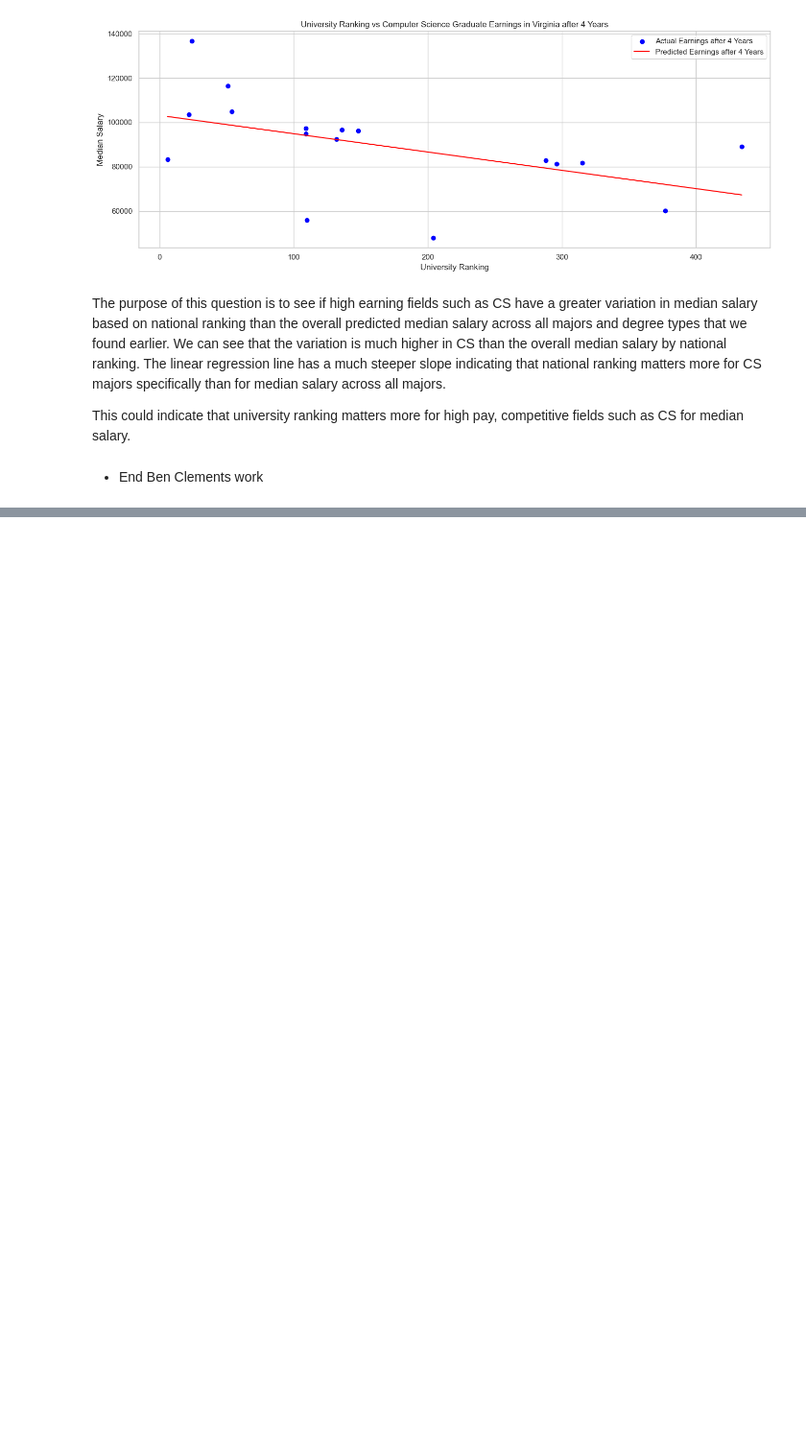
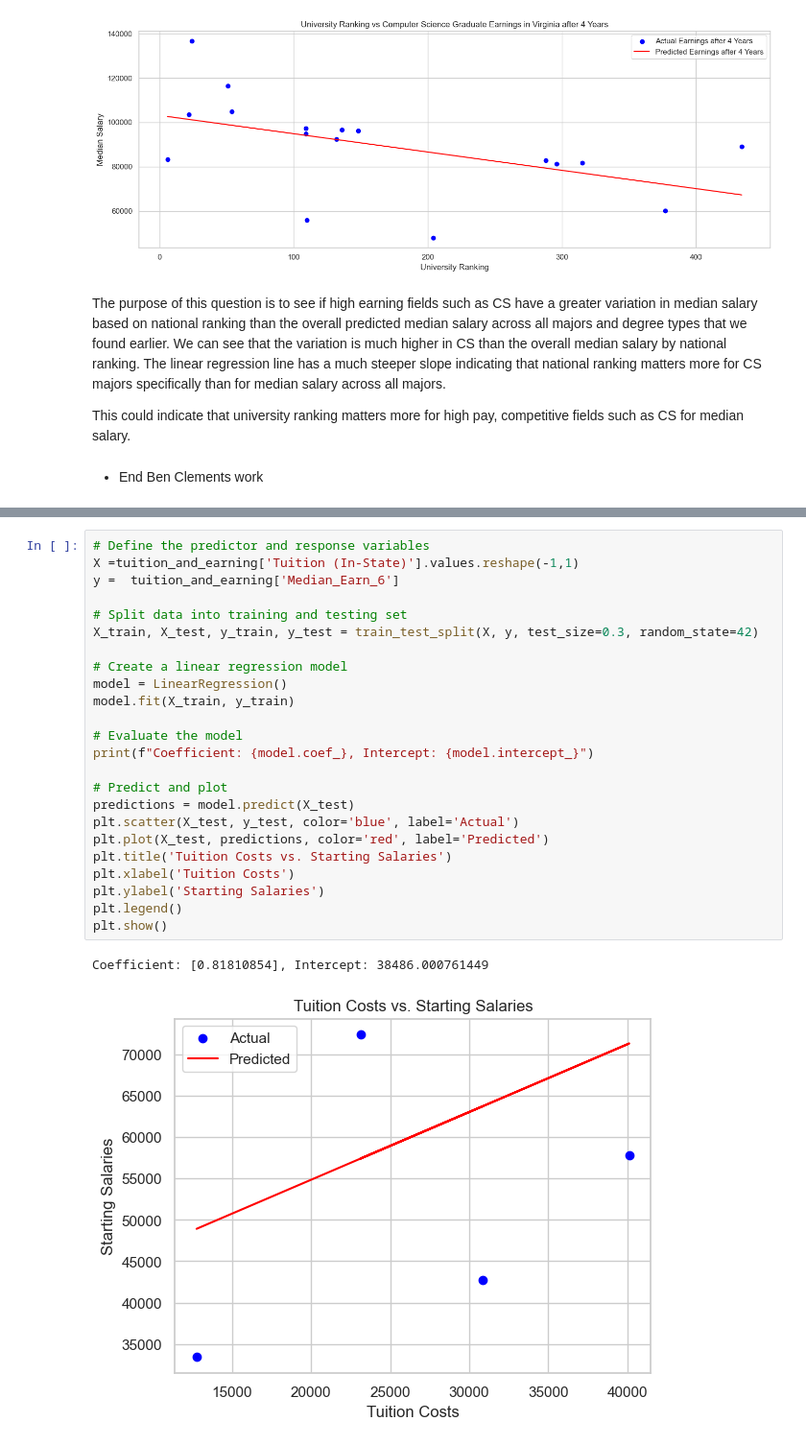
Before and after one commit to estherkdy/CS3654-Project, a Jupyter notebook: Project_latestVersion.ipynb, the cells around one changed output, grey strips where cells are left out. Shown at 96% size. Drawn from its saved outputs; the diff is of its cells as text; blank space fills up the shorter version.

```diff
--- a/Project_latestVersion.ipynb
+++ b/Project_latestVersion.ipynb
@@ -706,0 +743,27 @@ This could indicate that university ranking matters more for high pay, competiti
+# %%
+# Define the predictor and response variables
+X =tuition_and_earning['Tuition (In-State)'].values.reshape(-1,1)
+y =  tuition_and_earning['Median_Earn_6']
+
+# Split data into training and testing set
+X_train, X_test, y_train, y_test = train_test_split(X, y, test_size=0.3, random_state=42)
+
+# Create a linear regression model
+model = LinearRegression()
+model.fit(X_train, y_train)
+
+# Evaluate the model
+print(f"Coefficient: {model.coef_}, Intercept: {model.intercept_}")
+
+# Predict and plot
+predictions = model.predict(X_test)
+plt.scatter(X_test, y_test, color='blue', label='Actual')
+plt.plot(X_test, predictions, color='red', label='Predicted')
+plt.title('Tuition Costs vs. Starting Salaries')
+plt.xlabel('Tuition Costs')
+plt.ylabel('Starting Salaries')
+plt.legend()
+plt.show()
+# %% [output]
+Coefficient: [0.81810854], Intercept: 38486.000761449
+[figure, added]
```
Also changed, not shown: parts of 7 cells of this notebook.
